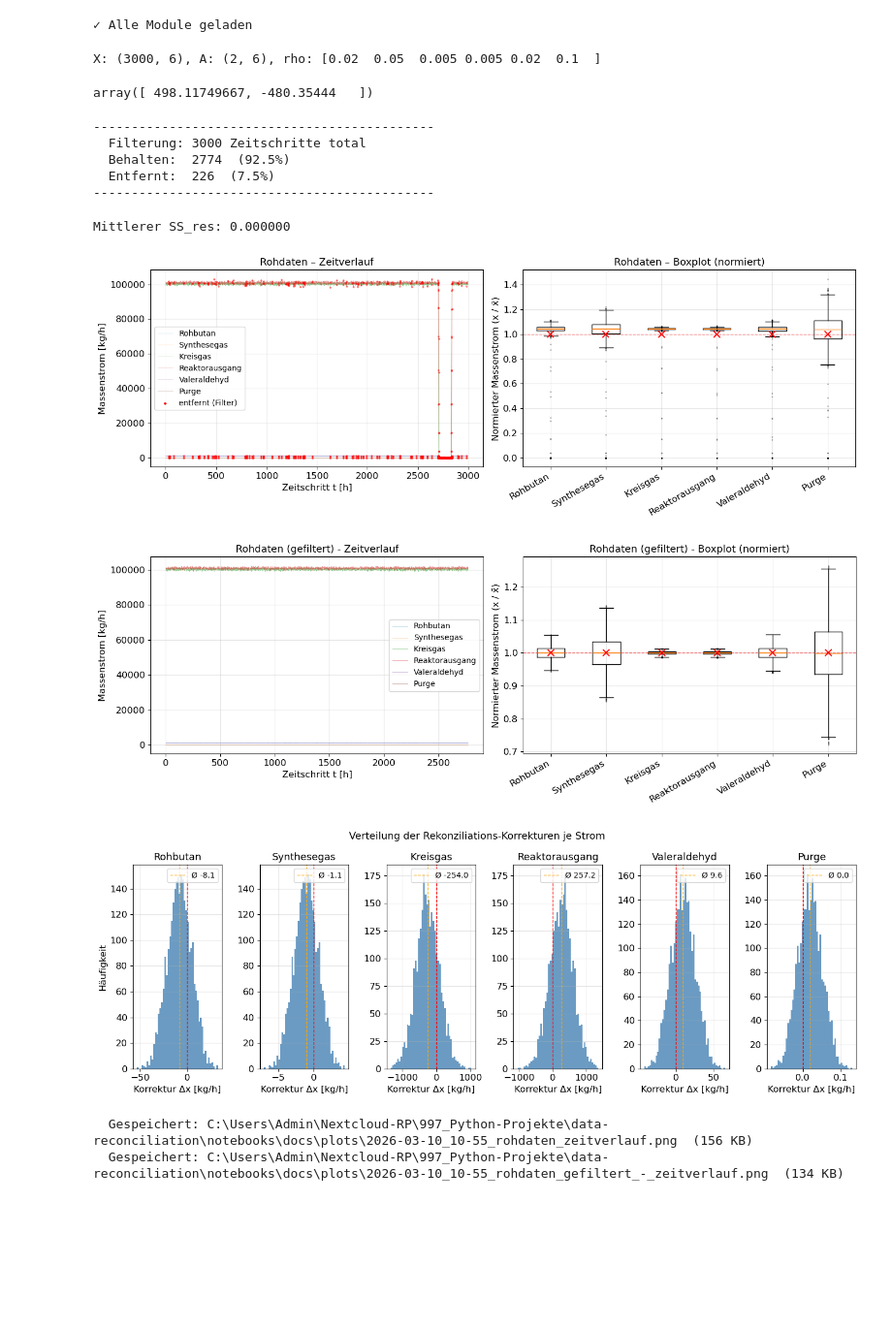
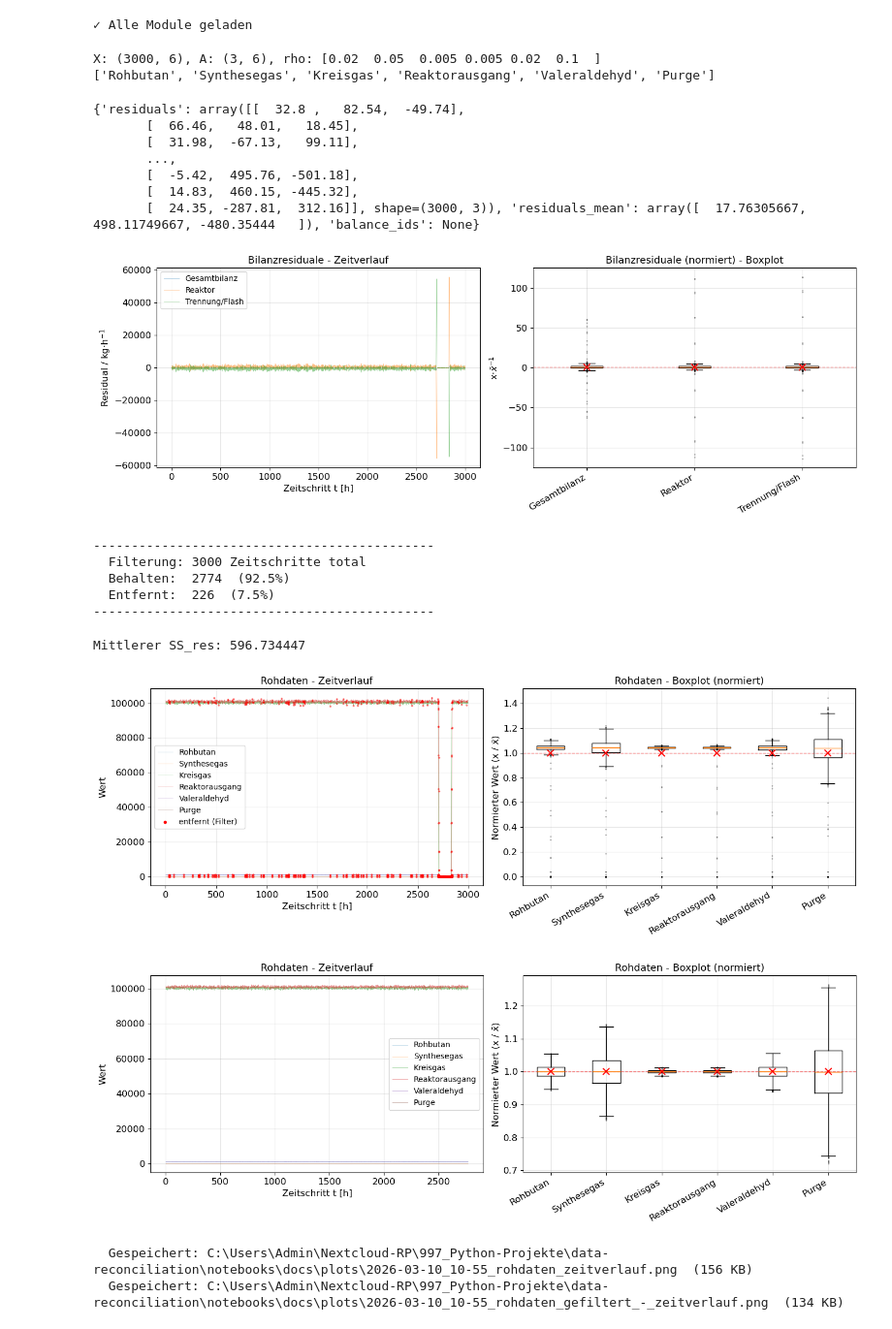
Before and after one commit to PhilippKretzschmar/data-reconciliation, a Jupyter notebook: notebooks/Untitled.ipynb, the cells around one changed output. Shown at 97% size. Drawn from its saved outputs; the diff is of its cells as text; code cells hidden in the pictures; blank space fills up the shorter version.

Commit message:
feat: visualization generalized for timeseries data

```diff
--- a/notebooks/Untitled.ipynb
+++ b/notebooks/Untitled.ipynb
@@ -14,19 +14,40 @@ print("✓ Alle Module geladen")
 # %%
 # Zelle 2: Daten einlesen
 ROOT = Path().resolve().parent        # funktioniert in Notebooks aus notebooks/
-data = read_excel(ROOT / "data" / "demo-daten_3.xlsx")
+data = read_excel(ROOT / "data" / "demo-daten_4.xlsx")
 X, A, rho = data["X"], data["A"], data["rho"]
 stream_ids         = data["stream_ids"]
 stream_labels      = data["stream_labels"]   # dict {int: {klarname, nominal, einheit, typ}}
+stream_names       = [stream_labels[sid]["klarname"] for sid in stream_ids]
+balance_labels     = data["balance_ids"]
 print(f"X: {X.shape}, A: {A.shape}, rho: {rho}")
+print(stream_names)
 # %% [output]
-X: (3000, 6), A: (2, 6), rho: [0.02  0.05  0.005 0.005 0.02  0.1  ]
+X: (3000, 6), A: (3, 6), rho: [0.02  0.05  0.005 0.005 0.02  0.1  ]
+['Rohbutan', 'Synthesegas', 'Kreisgas', 'Reaktorausgang', 'Valeraldehyd', 'Purge']
 # %%
 # Massenbilanz ungefiltert
 mb_uf = compute_mass_balance(X, A)
-mb_uf['residuals_mean']
+all_residuals = mb_uf['residuals']
+print(mb_uf)
+fig1 = plot_timeseries(X=all_residuals,
+                    labels=balance_labels,
+                    title_left= "Bilanzresiduale - Zeitverlauf",
+                    title_right= "Bilanzresiduale (normiert) - Boxplot",
+                    xlabel="Zeitschritt t [h]",
+                    ylabel_left=r"Residual / kg$\cdot$h$^{-1}$",   # kg·h⁻¹
+                    ylabel_right=r"x$\cdot\bar{x}^{-1}$",
+                    normalize=True,
+                    hline=1)
 # %% [output]
-array([ 498.11749667, -480.35444   ])
+{'residuals': array([[  32.8 ,   82.54,  -49.74],
+       [  66.46,   48.01,   18.45],
+       [  31.98,  -67.13,   99.11],
+       ...,
+       [  -5.42,  495.76, -501.18],
+       [  14.83,  460.15, -445.32],
+       [  24.35, -287.81,  312.16]], shape=(3000, 3)), 'residuals_mean': array([  17.76305667,  498.11749667, -480.35444   ]), 'balance_ids': None}
+[figure, added]
 # %%
 # Zelle 3: Filtern
 # f = CompositeFilter([IQRFilter(k=1.5), ResidualFilter(A, threshold=3.0)], mode="and")
@@ -51,18 +72,16 @@ X_stat = X[mask]
 result = reconcile(X[mask], A, rho)
 print(f"Mittlerer SS_res: {result['SS_res'].mean():.6f}")
 # %% [output]
-Mittlerer SS_res: 0.000000
+Mittlerer SS_res: 596.734447
 # %%
 # Zelle 5: Plot
 %matplotlib inline
-#fig = plot_raw_data(X, data["stream_ids"], mask=mask)
-fig1 = plot_raw_data(X, stream_ids, mask=mask, stream_labels=stream_labels)
-fig2 = plot_raw_data(X[mask], stream_ids, mask=None, stream_labels=stream_labels, title_left="Rohdaten (gefiltert) - Zeitverlauf", title_right="Rohdaten (gefiltert) - Boxplot (normiert)")
-fig3 = plot_corrections(X_stat, result["X_rec"], stream_ids, stream_labels=stream_labels)
+fig2 = plot_timeseries(X, mask=mask, labels=stream_names, normalize=True, title_left="Rohdaten - Zeitverlauf", title_right="Rohdaten - Boxplot (normiert)")
+fig3 = plot_timeseries(X[mask], mask=None, labels=stream_names, normalize=True, title_left="Rohdaten - Zeitverlauf", title_right="Rohdaten - Boxplot (normiert)")
+#fig4 = plot_corrections(X_stat, result["X_rec"], ids=stream_ids, labels=stream_labels)
 # %% [output]
-[figure, old version]
+[figure, new version]
-[figure, old version]
+[figure, new version]
-[figure, removed]
 # %%
 save_figure(fig1)
 save_figure(fig2)
```
Also changed, not shown: parts of 1 cell of this notebook, 2 other files.
